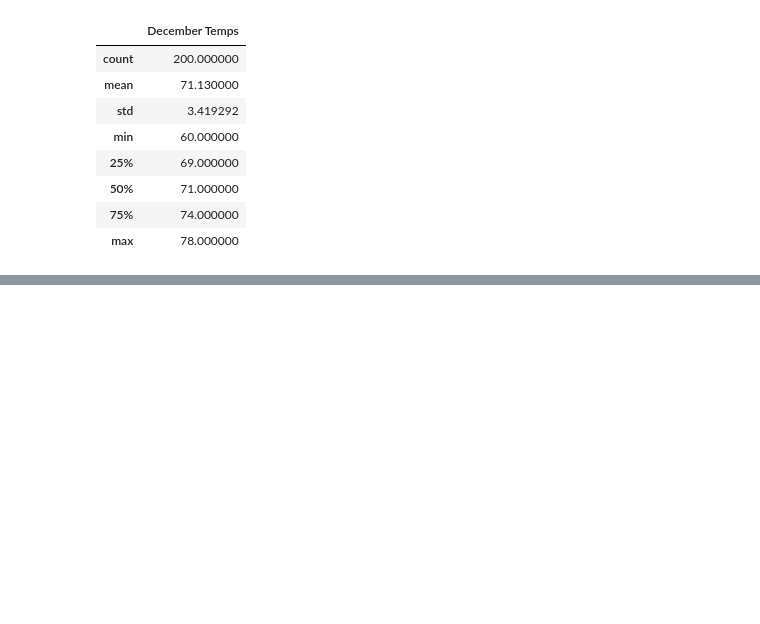
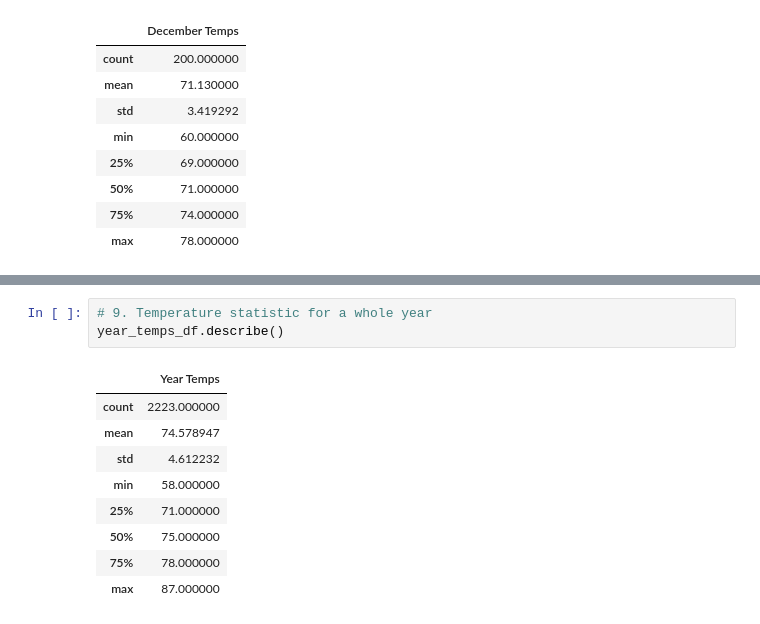
Before and after one commit to moseb1/surfs_up, a Jupyter notebook: SurfsUp_Challenge.ipynb.ipynb, the cells around one changed output, grey strips where cells are left out. Drawn from its saved outputs; the diff is of its cells as text; blank space fills up the shorter version.

```diff
--- a/SurfsUp_Challenge.ipynb.ipynb
+++ b/SurfsUp_Challenge.ipynb.ipynb
@@ -227,0 +228,13 @@ Dec_temps_df.describe()
+# %%
+# 9. Temperature statistic for a whole year
+year_temps_df.describe()
+# %% [output]
+|  | Year Temps |
+| count | 2223.000000 |
+| mean | 74.578947 |
+| std | 4.612232 |
+| min | 58.000000 |
+| 25% | 71.000000 |
+| 50% | 75.000000 |
+| 75% | 78.000000 |
+| max | 87.000000 |
```
Also changed, not shown: parts of 2 cells of this notebook, 3 other files.
